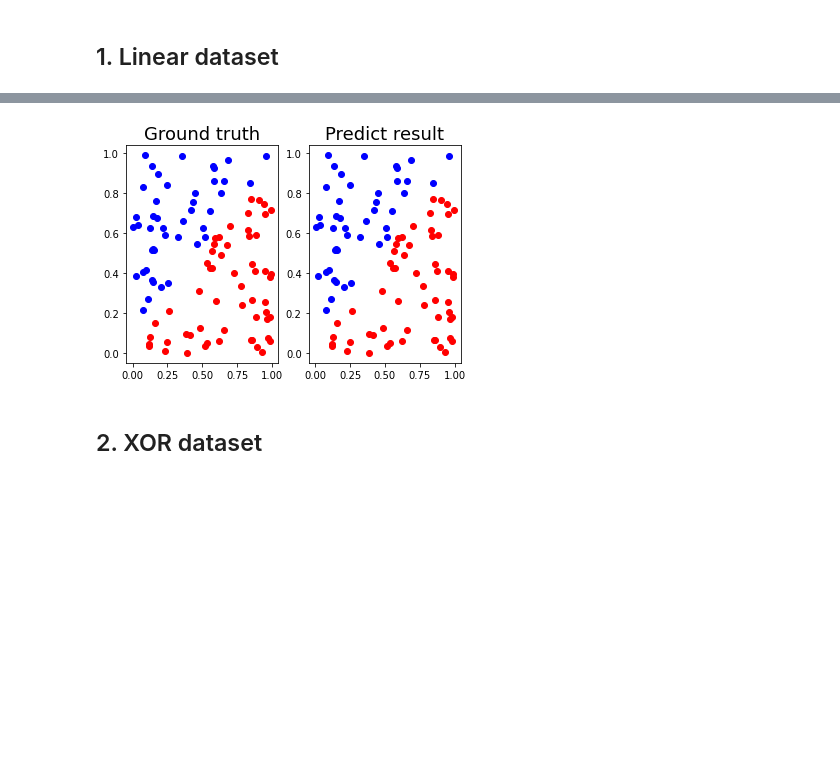
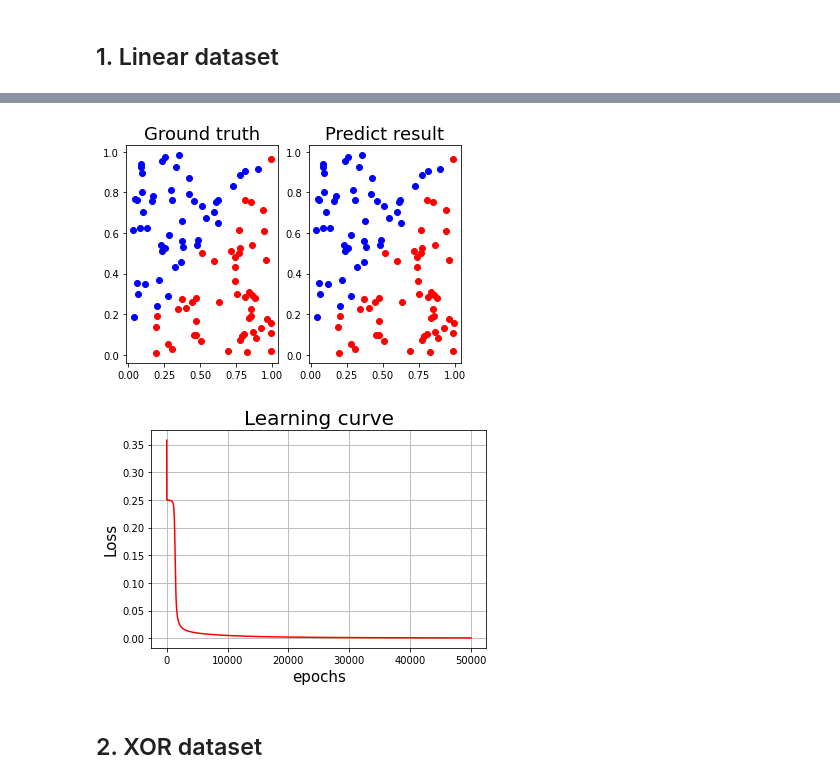
Before and after one commit to Louis5228/DLP-lab, a Jupyter notebook: Lab1_back_propagation.ipynb, the cells around one changed output, grey strips where cells are left out. Saved outputs shown, nothing was run; the diff lists cells and outputs as text; code cells hidden in the pictures; blank space fills up the shorter version.

Commit message:
Add learning curve

```diff
--- a/Lab1_back_propagation.ipynb
+++ b/Lab1_back_propagation.ipynb
@@ -57,23 +57,33 @@ def show_result(x, y, pred_y):
 
   plt.show()
 
+def plot_learning_curve(epochs, loss):
+  plt.title('Learning curve', fontsize = 20)
+  plt.xlabel('epochs', fontsize = 15)
+  plt.ylabel('Loss', fontsize = 15)
+  plt.plot(np.arange(1, epochs+1), loss, color='red')
+  plt.grid(True)
+  plt.show()
+
 def MSE(y_pred, t):
   return np.mean((y_pred - t)**2)
 
 def train(epochs, lr, x, t, w1, w2, w3):
+  err_l = []
   for epoch in range(epochs):
     # Forward_propagation
     z1 = sigmoid(x.dot(w1)) #n*4
     z2 = sigmoid(z1.dot(w2)) #n*4
     y_pred = sigmoid(z2.dot(w3)) #n*1
 
-    loss = MSE(y_pred, t)
+    err = MSE(y_pred, t)
+    err_l.append(err)
     if epoch % 1000 == 0:
-      print("epoch {:5d} loss : {:.15f}".format(epoch, loss))
+      print("epoch {:5d} loss : {:.15f}".format(epoch, err))
 
     # Back_propagation
-    loss_grad = t - y_pred #n*1
-    d_predict_output = loss_grad * derivative_sigmoid(y_pred) #n*1
+    err_grad = t - y_pred #n*1
+    d_predict_output = err_grad * derivative_sigmoid(y_pred) #n*1
     d_hid2_output = d_predict_output.dot(w3.T) * derivative_sigmoid(z2) #n*4
     d_hid1_output = d_hid2_output.dot(w2) * derivative_sigmoid(z1) #n*4
 
@@ -82,6 +92,7 @@ def train(epochs, lr, x, t, w1, w2, w3):
     w1 += lr * x.T.dot(d_hid1_output) #2*4
 
   show_result(x, t, y_pred)
+  plot_learning_curve(epochs, err_l)
 # %%
 # Define number of neurons for each layer
 input_Neurons = 2
@@ -96,8 +102,13 @@ w3 = np.random.uniform(size=(hid2_Neurons, output_Neurons))
 # %% [markdown]
 ## 1. Linear dataset
 # %%
+# Random weights initialization
+w1 = np.random.uniform(size=(input_Neurons, hid1_Neurons))
+w2 = np.random.uniform(size=(hid1_Neurons, hid2_Neurons))
+w3 = np.random.uniform(size=(hid2_Neurons, output_Neurons))
+
 # Define epochs and learning rate
-epochs = 5000
+epochs = 50000
 lr = 0.01
 
 x, t = generate_linear(n=100)
@@ -111,4 +134,5 @@ epoch  4000 loss : 0.045684694143680
-[figure, old version]
+[figure, new version]
+[figure, added]
 # %% [markdown]
 ## 2. XOR dataset
 # %%
```
Also changed, not shown: parts of 3 cells of this notebook.
